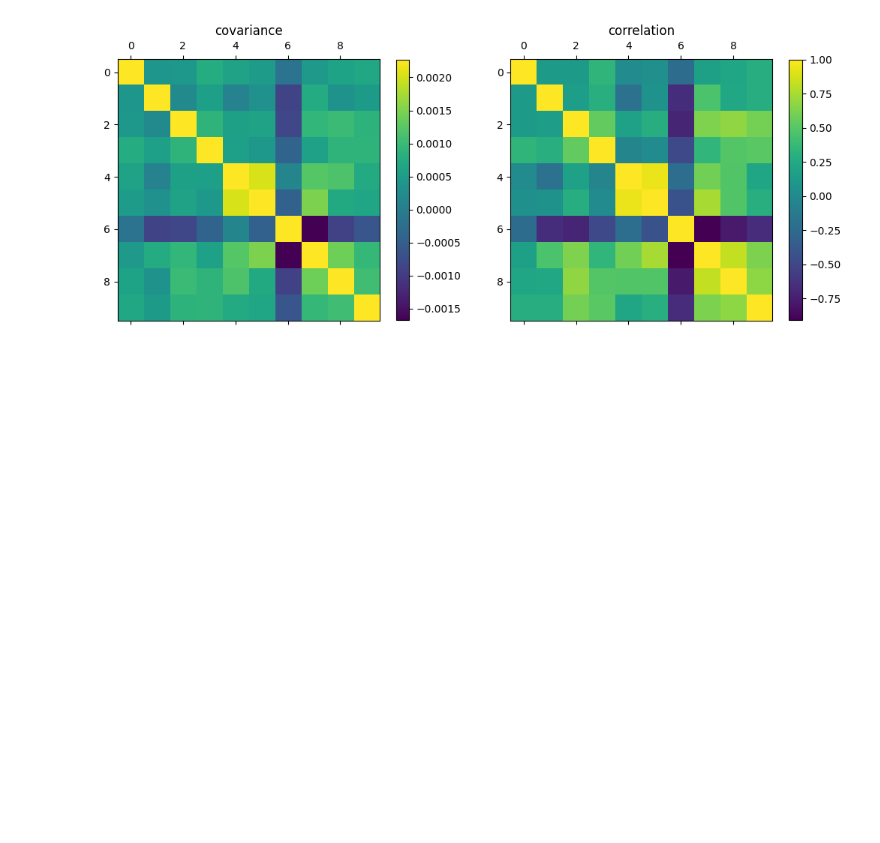
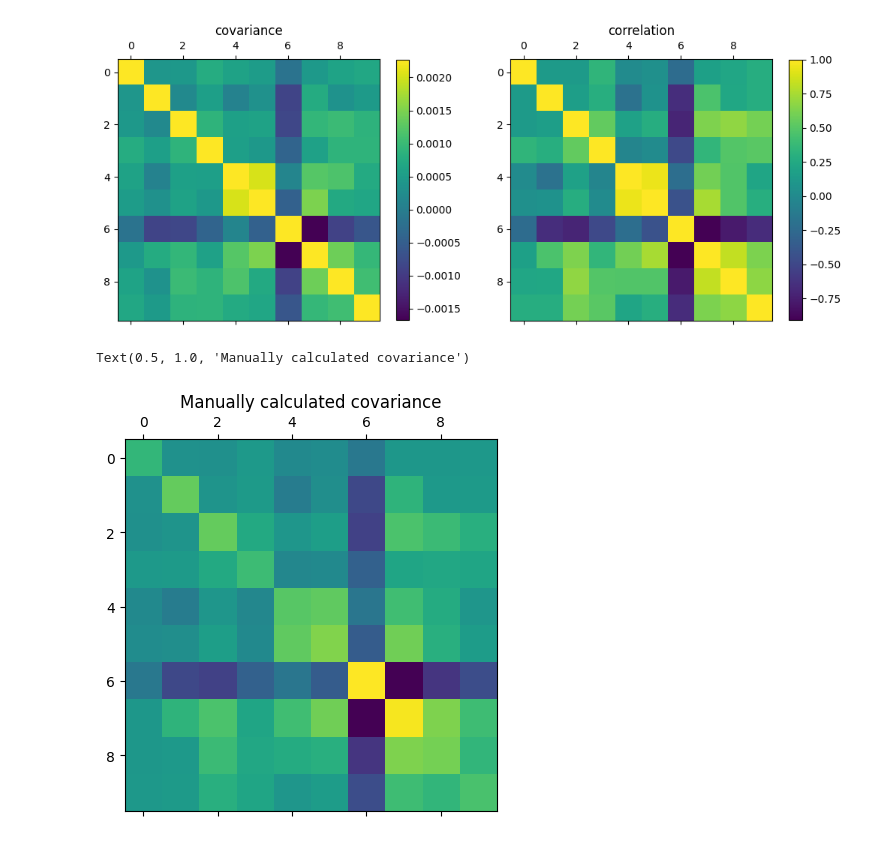
Before and after one commit to solarecho3/vectors, a Jupyter notebook: vectors.ipynb, the cells around one changed output. Drawn from its saved outputs; the diff is of its cells as text; code cells hidden in the pictures; blank space fills up the shorter version.

```diff
--- a/vectors.ipynb
+++ b/vectors.ipynb
@@ -2139,3 +2156,15 @@ axs[1].set_title("correlation")
 plt.show()
 # %% [output]
 [figure]
+# %%
+# a manual covariance matrix
+means = np.mean(df, axis=0) # the vector of feature means
+mean_centered_data = df - means
+covariance_matrix = mean_centered_data.T @ mean_centered_data
+covariance_matrix /= (mean_centered_data.shape[0]-1) # divided by n-1
+plt.close()
+plt.matshow(covariance_matrix)
+plt.title("manually calculated covariance")
+# %% [output]
+Text(0.5, 1.0, 'Manually calculated covariance')
+[figure, added]
```
Also changed, not shown: parts of 21 cells of this notebook, 3 other files.
